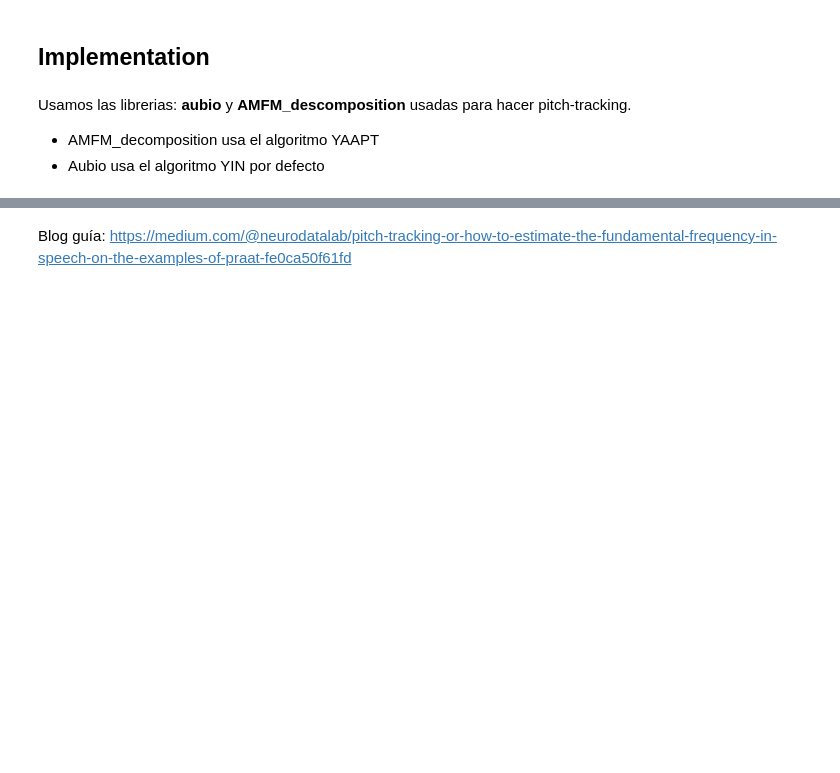
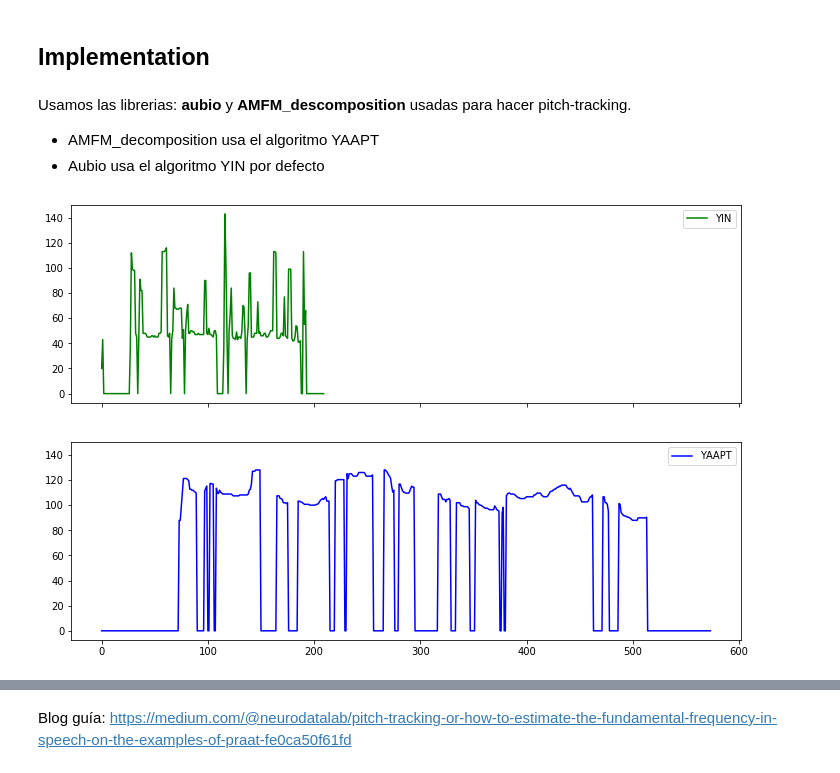
Before and after one commit to Integrador-VoiceStyleTransfer/Utilities, a Jupyter notebook: similarity measures between speakers.ipynb, the cells around one changed output, grey strips where cells are left out. Drawn from its saved outputs; the diff is of its cells as text; code cells hidden in the pictures; blank space fills up the shorter version.

Commit message:
test leo and carlos sounds

```diff
--- a/similarity measures between speakers.ipynb
+++ b/similarity measures between speakers.ipynb
@@ -176,0 +182,10 @@ ax3.legend(loc="upper right") plt.show()
+# %%
+
+# load audio
+
+#CARLOS
+PATH = './Resources/Audios_test/Carlos/C_p101_001.wav'
+
+Fundamental_F(pitch,PATH)
+# %% [output]
+[figure, added]
```
Also changed, not shown: parts of 4 cells of this notebook.
